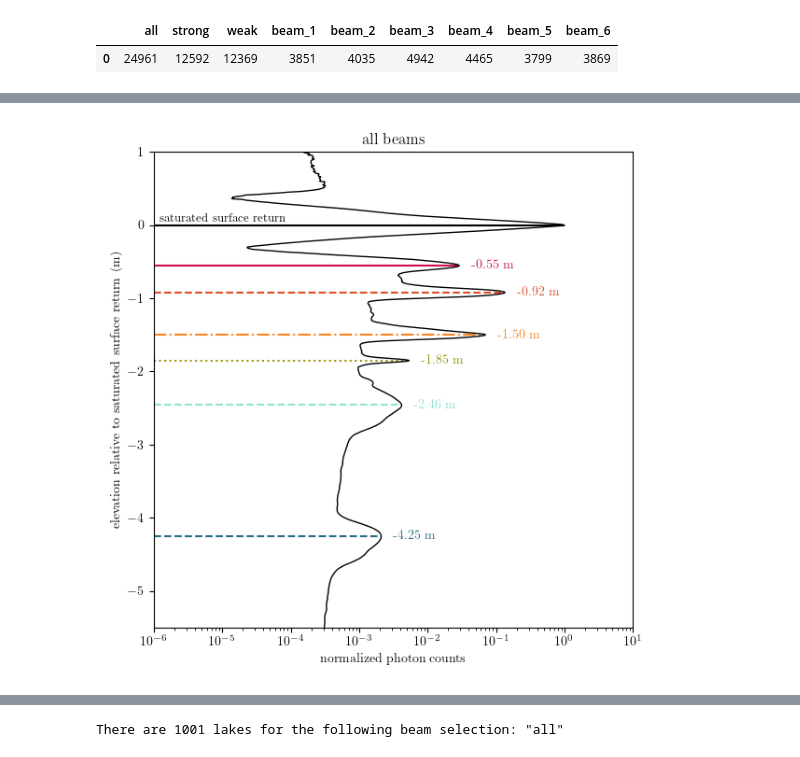
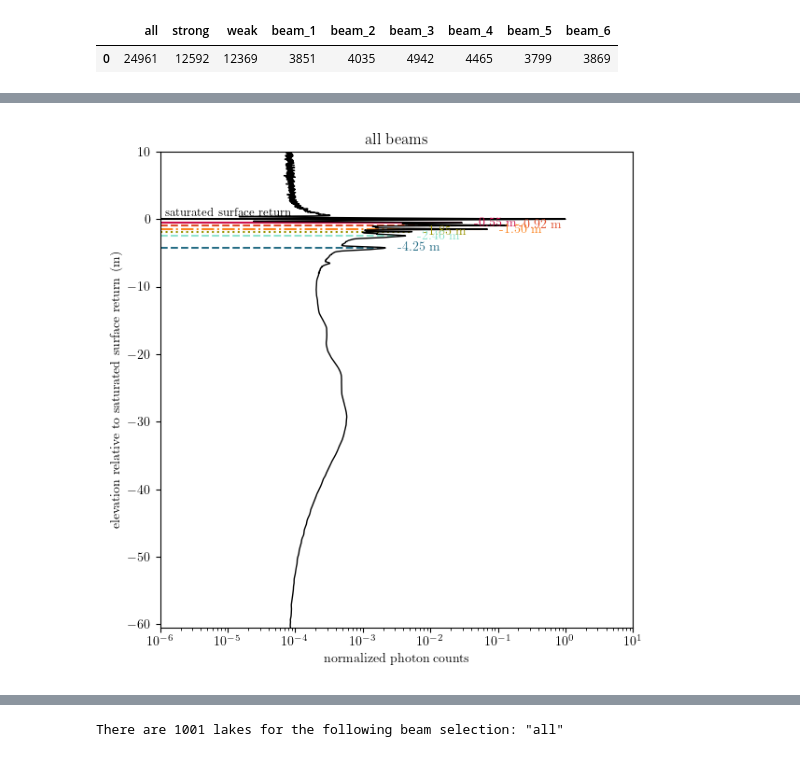
Before and after one commit to fliphilipp/icelakes-methods, a Jupyter notebook: 02c_get_saturation_counts_alldata.ipynb, the cells around one changed output, grey strips where cells are left out. Drawn from its saved outputs; the diff is of its cells as text; code cells hidden in the pictures.

```diff
--- a/02c_get_saturation_counts_alldata.ipynb
+++ b/02c_get_saturation_counts_alldata.ipynb
@@ -20,15 +20,15 @@ from scipy.signal import find_peaks
 from lakeanalysis.utils import dictobj, convert_time_to_string, read_melt_lake_h5
 # %%
 searchfor = '.h5'
-searchdir = '../IceLakesRun2/detection_out_data/'
+searchdir = '../IceLakesRun2/upto21jun2023_data/'
 filelist = [searchdir+f for f in os.listdir(searchdir) \
             if os.path.isfile(os.path.join(searchdir, f)) & (searchfor in f)]
 print(len(filelist))
 # %% [output]
 25094
 # %%
-thresh_upper = 1.005
-thresh_lower = -5.505
+thresh_upper = 10.005
+thresh_lower = -60.505
 
 bin_h = 0.01
 smooth_h_top = 0.05
@@ -69,13 +69,13 @@ df_counts['counts_all'] = np.sum(df_counts.iloc[:,1:7],axis=1)
 df_counts['counts_strong'] = np.sum(df_counts.iloc[:,[1,3,5]],axis=1)
 df_counts['counts_weak'] = np.sum(df_counts.iloc[:,[2,4,6]],axis=1)
 
-df_counts.to_csv('data/saturation_countsonly_alldata.csv', index=False)
+df_counts.to_csv('data/saturation_countsonly_alldata_wider.csv', index=False)
 
 bn = beam_counts.astype(np.int64)
 df_lake_counts = pd.DataFrame({'all': np.sum(bn), 'strong': np.sum(bn[[0,2,4]]), 'weak': np.sum(bn[[1,3,5]])}, index=[0])
 for i in np.arange(1,7):
     df_lake_counts['beam_%i' % i] = bn[i-1]
-df_lake_counts.to_csv('data/saturation_counts_alldata_lakecounts.csv', index=False)
+df_lake_counts.to_csv('data/saturation_counts_alldata_lakecounts_wider.csv', index=False)
 df_lake_counts
 # %% [output]
 reading file 25094 / 25094
@@ -84,21 +100,32 @@ reading file 25094 / 25094
 # %%
-smooth_h_top = 0.01
-smooth_h_middle = 0.03
-smooth_h_bottom = 0.08
+df_counts = pd.read_csv('data/saturation_countsonly_alldata_wider.csv')
+smooth_h_top = 0.03
+smooth_h_middle = 0.04
+smooth_h_bottom = 0.1
+smooth_h_tail = 0.5
 switch1 = -1.1
 switch2 = -2.0
+switch3 = -8.0
+bin_h = df_counts.elev_bins[1] - df_counts.elev_bins[0]
+mids = np.array(df_counts.elev_bins)
 smooth_top = int(np.round(smooth_h_top/bin_h))
 smooth_middle = int(np.round(smooth_h_middle/bin_h))
 smooth_bottom = int(np.round(smooth_h_bottom/bin_h))
+smooth_tail = int(np.round(smooth_h_tail/bin_h))
+
+# .rolling(window=window_size*3, center=True, min_periods=1, win_type='gaussian').mean(std=window_size/2))
+
 for i, beam_select in enumerate(['all', 'strong', 'weak'] + list(np.arange(1,7))):
     hist_h = df_counts['counts_%s' % beam_select]
-    hist_h_smooth_top = np.array(pd.Series(hist_h).rolling(smooth_top,center=True,min_periods=1).mean())
-    hist_h_smooth_middle = np.array(pd.Series(hist_h).rolling(smooth_middle,center=True,min_periods=1).mean())
-    hist_h_smooth_bottom = np.array(pd.Series(hist_h).rolling(smooth_bottom,center=True,min_periods=1).mean())
-    seg1 = hist_h_smooth_bottom[mids<=switch2]
+    hist_h_smooth_top = np.array(pd.Series(hist_h).rolling(smooth_top*3,center=True,min_periods=1,win_type='gaussian').mean(std=smooth_top/2))
+    hist_h_smooth_middle = np.array(pd.Series(hist_h).rolling(smooth_middle*3,center=True,min_periods=1,win_type='gaussian').mean(std=smooth_middle/2))
+    hist_h_smooth_bottom = np.array(pd.Series(hist_h).rolling(smooth_bottom*3,center=True,min_periods=1,win_type='gaussian').mean(std=smooth_bottom/2))
+    hist_h_smooth_tail = np.array(pd.Series(hist_h).rolling(smooth_tail*3,center=True,min_periods=1,win_type='gaussian').mean(std=smooth_tail/2))
+    seg0 = hist_h_smooth_tail[mids<=switch3]
+    seg1 = hist_h_smooth_bottom[(mids>switch3) & (mids<=switch2)]
     seg2 = hist_h_smooth_middle[(mids>switch2) & (mids<=switch1)]
     seg3 = hist_h_smooth_top[mids>switch1]
-    hist_h_smooth = np.concatenate((seg1, seg2, seg3))
+    hist_h_smooth = np.concatenate((seg0, seg1, seg2, seg3))
     hist_h_full = hist_h / hist_h_smooth.max()
     hist_h_smooth /= hist_h_smooth.max()
     if i == 0:
@@ -106,15 +133,15 @@ for i, beam_select in enumerate(['all', 'strong', 'weak'] + list(np.arange(1,7))
     df['counts_%s'%beam_select] = hist_h_full
     df['smooth_%s'%beam_select] = hist_h_smooth
 
-df.to_csv('data/saturation_counts_alldata.csv', index=False)
+df.to_csv('data/saturation_counts_alldata_wider.csv', index=False)
 # %%
 plt.rcParams.update({
     "text.usetex": True,
     "font.family": "Optima"
 })
 
-thresh_upper = 1.005
-thresh_lower = -5.505
+thresh_upper = 10.005
+thresh_lower = -60.505
 
 peak_target_elevs = [0.0, -0.55, -0.92, -1.50, -1.85, -2.46, -4.25]
 widths_pk = [0.0, 0.3, 0.225, 0.225, 0.225, 0.35, 0.3]
@@ -128,32 +155,32 @@ for i, beam_select in enumerate(['all']):
     ylms = (thresh_lower, thresh_upper)
     xlim_ax = (1e-6,10)
 
     vals = df['smooth_%s'%beam_select]
     ax.plot(vals, df.elev_bins, 'k-', lw=1)
     for i in range(len(peak_target_elevs)):
         thish = peak_target_elevs[i]
         thispeak_height = vals.iloc[np.argmin(np.abs(df.elev_bins-thish))]
         ax.plot([xlim_ax[0], thispeak_height], [thish]*2, color=cols_pk[i], ls=lsty_pk[i], zorder=-1000,solid_capstyle='butt')
         if i == 0:
             ax.text(1.2*xlim_ax[0], thish, 'saturated surface return', color=cols_pk[i], ha='left', va='bottom', fontsize=9)
         else:
             ax.text(thispeak_height*1.5, thish, '%.2f m' % thish, color=cols_pk[i], weight='bold', va='center', fontsize=10)
 
     if type(beam_select) == str:
         tit = '%s beams' % beam_select
     else:
         tit = 'beam %i' % beam_select
     ax.set_title(tit)
 
     ax.set_xlabel('normalized photon counts')
     ax.set_ylabel('elevation relative to saturated surface return (m)')
     ax.set_xlim(xlim_ax)
     ax.set_ylim(ylms)
     ax.set_xscale('log')
 
     fig.tight_layout()
 
     plt.savefig('plots/saturation_counts_beams_%s.jpg' % beam_select, dpi=600)
 # %% [output]
-[figure, old version]
+[figure, new version]
 # %%
```
Also changed, not shown: parts of 2 cells of this notebook, 18 other files.
